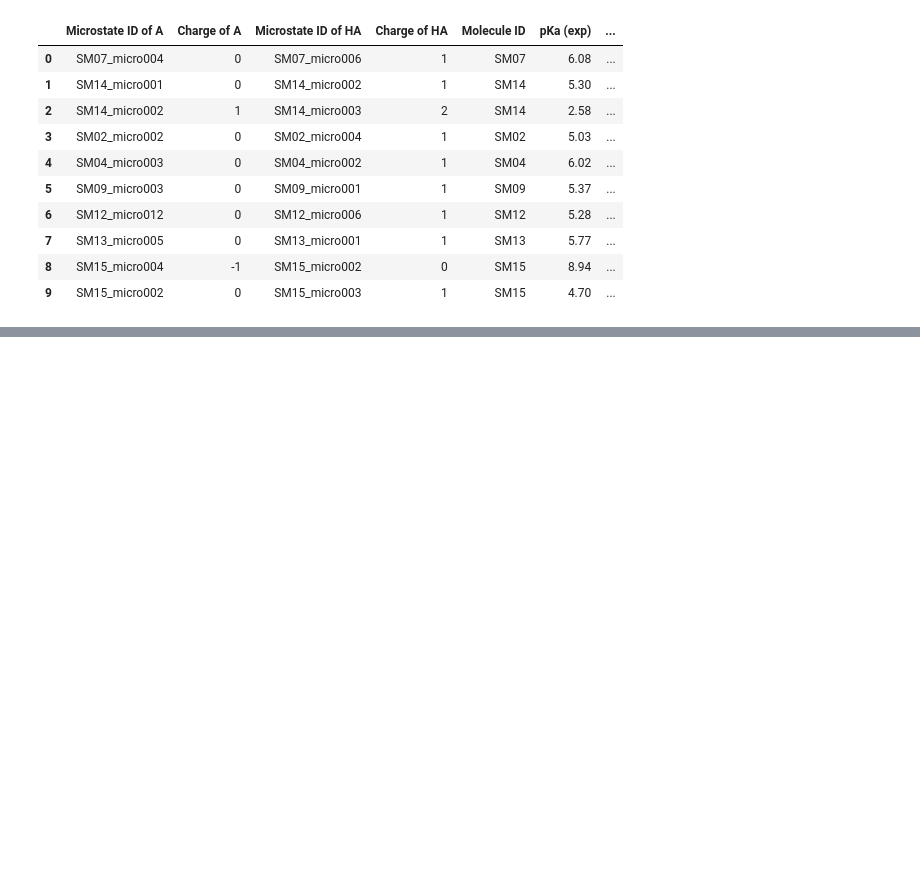
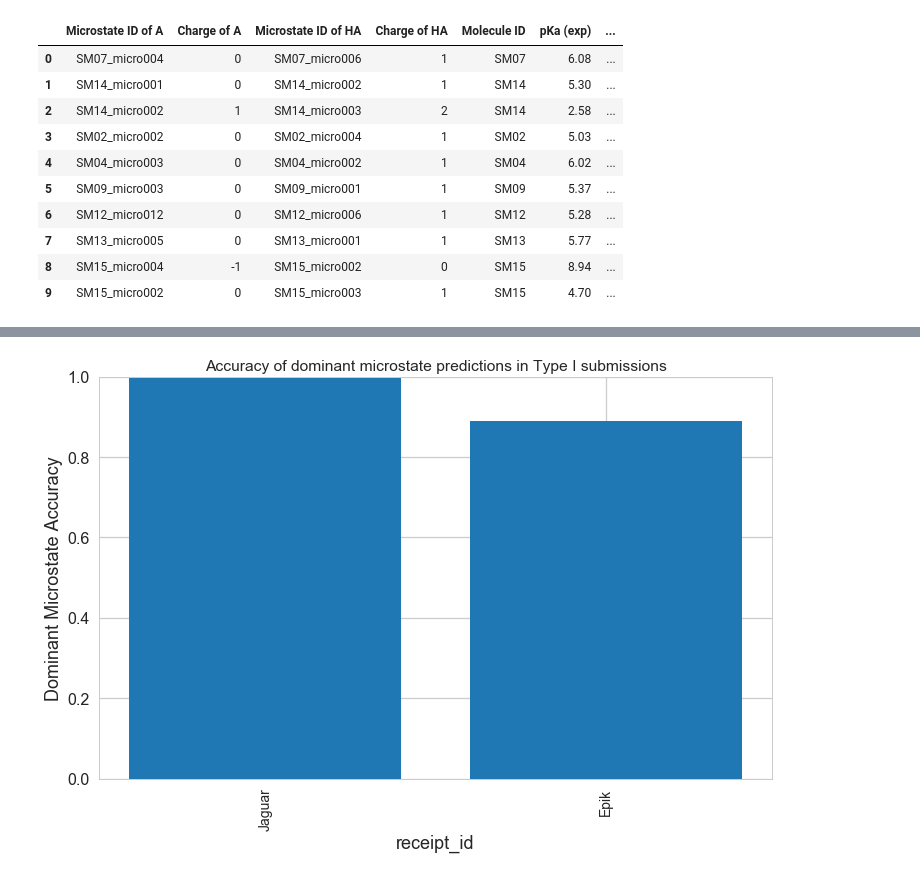
Before and after one commit to choderalab/sampl6-physicochemical-properties, a Jupyter notebook: analysis_of_pKa_predictions/20191003_typeI_microstate_deltaG_calculation/calc_relative_free_energy_at_pH_0.ipynb, the cells around one changed output, grey strips where cells are left out. Cells and saved outputs as stored; diff of their text form; code cells hidden in the pictures; blank space fills up the shorter version.

```diff
--- a/analysis_of_pKa_predictions/20191003_typeI_microstate_deltaG_calculation/calc_relative_free_energy_at_pH_0.ipynb
+++ b/analysis_of_pKa_predictions/20191003_typeI_microstate_deltaG_calculation/calc_relative_free_energy_at_pH_0.ipynb
@@ -281,0 +444,7 @@ df_pred_dom_ms = pd.read_csv("typeI_submission_dominant_microstate_collection_on
+# %%
+# Load prediction data
+jaguartypei = SAMPL6DataProvider("typeI-raw-jaguar.csv", "typei", "Jaguar", bootstrap_options={"n_samples": 1})
+epiktypei = SAMPL6DataProvider("typeI-raw-microscopic.csv", "typei", "Epik", bootstrap_options={"n_samples": 1})
+
+# Load experimental data
+exp = SAMPL6DataProvider("SAMPL6_experimental_pkas.csv", "exp", "Experiment", bootstrap_options={"n_samples": 3})
@@ -281,0 +824,30 @@ df_pred_dom_ms = pd.read_csv("typeI_submission_dominant_microstate_collection_on
+# %%
+# Calculate overall dominant microstate match accuracy
+
+# Save data in a list of dictionaries to convert to dataframe later
+dom_ms_stats = []
+
+for receipt_id in submission_IDs:
+    # Take subset of dominant microstate collection based on submission ID
+    df_1submission = df_dom_ms_match[df_dom_ms_match["receipt_id"] == receipt_id]
+
+    match_values = []
+    for charge in charges_of_exp_ms:
+        match_values_of_1charge = df_1submission["charge {} match".format(charge)].values
+        #print(match_values_of_1charge)
+        for value in match_values_of_1charge:
+            match_values.append(value)
+    match_values_array = np.array(match_values)
+    print(match_values_array)
+
+    # Calculate overall dominant microstate match accuracy ignoring NaNs
+    accuracy = np.nanmean(match_values_array)
+    print("Accuracy:", accuracy)
+
+    dom_ms_stats.append({
+            'receipt_id': receipt_id,
+            'Dominant Microstate Accuracy': accuracy
+    })
+
+df_dom_ms_stats = pd.DataFrame(data=dom_ms_stats)
+df_dom_ms_stats
@@ -281,0 +903,10 @@ df_pred_dom_ms = pd.read_csv("typeI_submission_dominant_microstate_collection_on
+# %%
+df_dom_ms_stats_sorted = df_dom_ms_stats.sort_values(by="Dominant Microstate Accuracy", ascending=False)
+
+barplot(df = df_dom_ms_stats_sorted,
+        x_label = "receipt_id",
+        y_label = "Dominant Microstate Accuracy",
+        title = "Accuracy of dominant microstate predictions in Type I submissions" )
+plt.savefig("typeI_dominant_microstate_accuracy.pdf")
+# %% [output]
+[figure, added]
```
Also changed, not shown: parts of 24 cells of this notebook, 4 other files.
